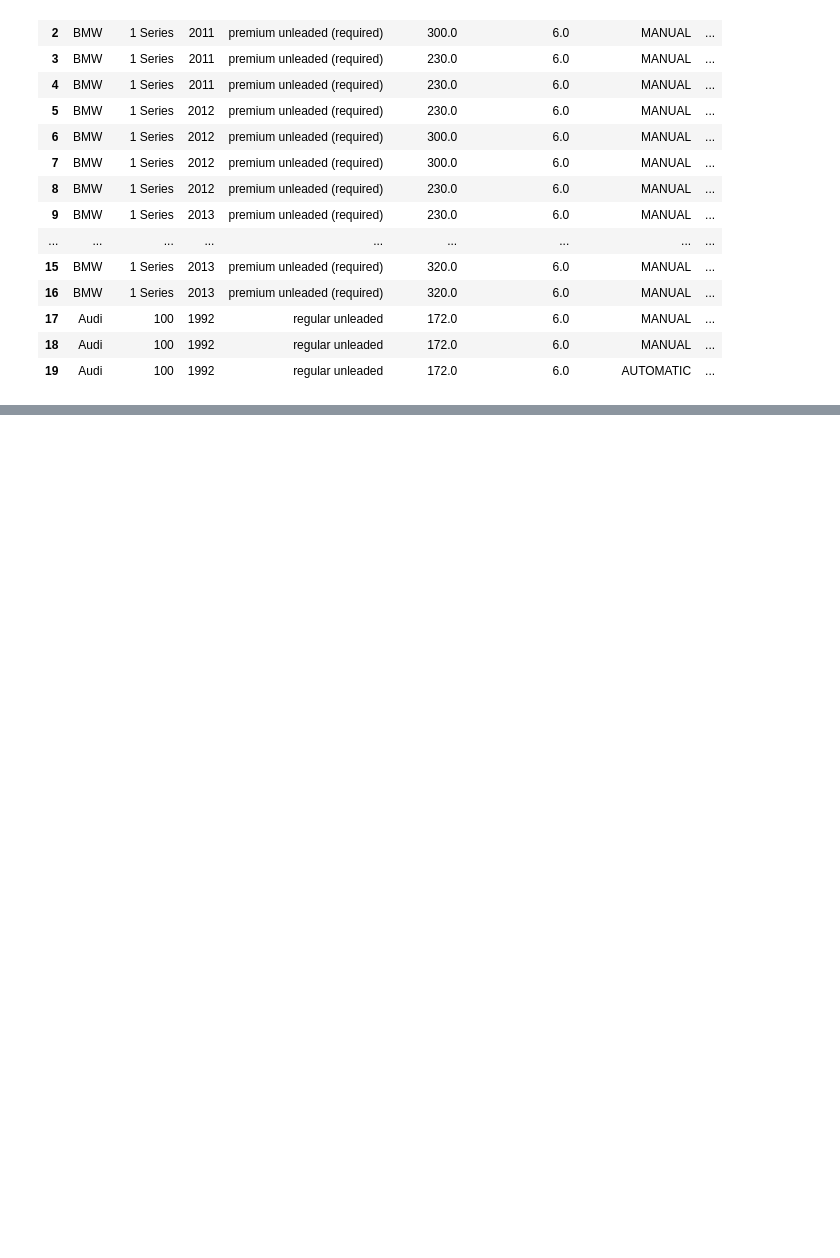
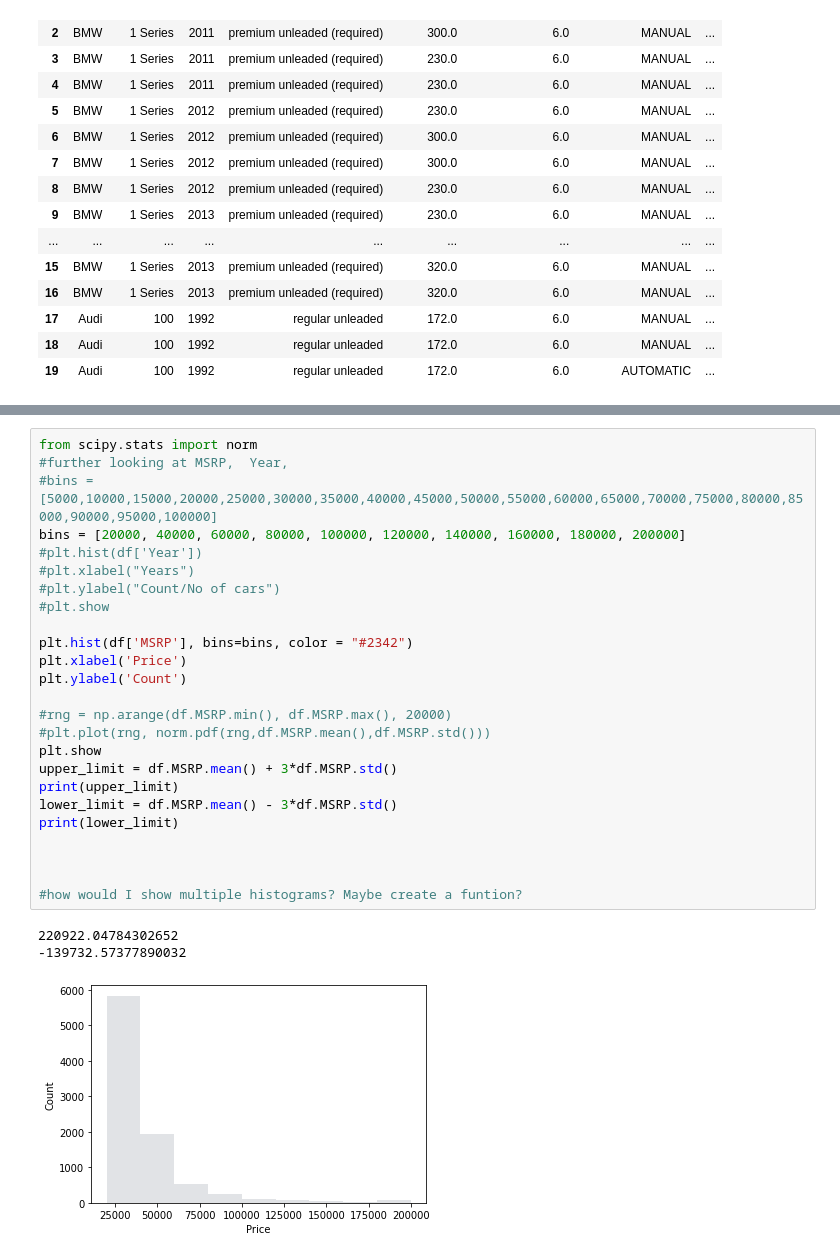
Before and after one commit to jeevang/test-repo, a Jupyter notebook: carsimport.ipynb, the cells around one changed output, grey strips where cells are left out. Drawn from its saved outputs; the diff is of its cells as text; blank space fills up the shorter version.

```diff
--- a/carsimport.ipynb
+++ b/carsimport.ipynb
@@ -54,0 +116,29 @@ df.sort_values(['Make','Year'], ascending=[1,0])
+# %%
+from scipy.stats import norm
+#further looking at MSRP,  Year,
+#bins = [5000,10000,15000,20000,25000,30000,35000,40000,45000,50000,55000,60000,65000,70000,75000,80000,85000,90000,95000,100000]
+bins = [20000, 40000, 60000, 80000, 100000, 120000, 140000, 160000, 180000, 200000]
+#plt.hist(df['Year'])
+#plt.xlabel("Years")
+#plt.ylabel("Count/No of cars")
+#plt.show
+
+plt.hist(df['MSRP'], bins=bins, color = "#2342")
+plt.xlabel('Price')
+plt.ylabel('Count')
+
+#rng = np.arange(df.MSRP.min(), df.MSRP.max(), 20000)
+#plt.plot(rng, norm.pdf(rng,df.MSRP.mean(),df.MSRP.std()))
+plt.show
+upper_limit = df.MSRP.mean() + 3*df.MSRP.std()
+print(upper_limit)
+lower_limit = df.MSRP.mean() - 3*df.MSRP.std()
+print(lower_limit)
+
+
+
+#how would I show multiple histograms? Maybe create a funtion?
+# %% [output]
+220922.04784302652
+-139732.57377890032
+[figure, added]
```
Also changed, not shown: parts of 4 cells of this notebook.
